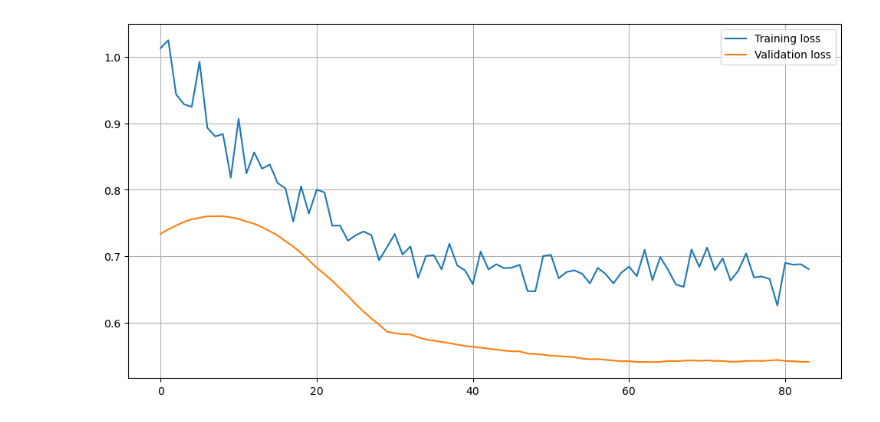
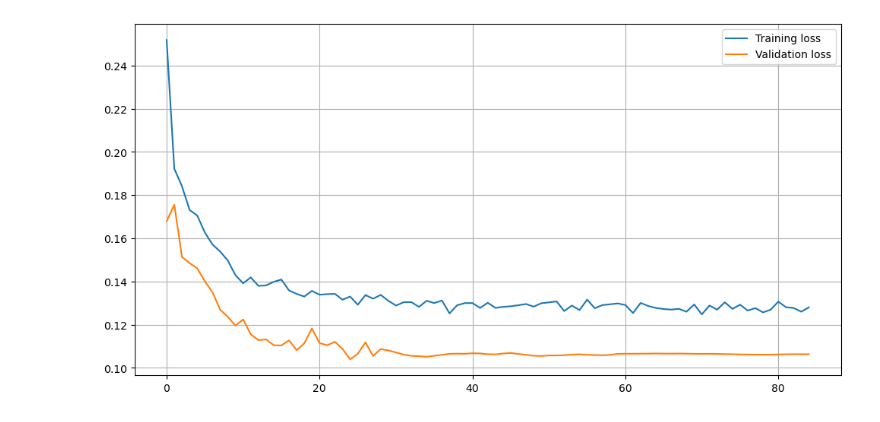
Before and after one commit to sanjeev-one/FACET-II, a Jupyter notebook: v2data_NN.ipynb, the cells around one changed output. Cells and saved outputs as stored; diff of their text form; code cells hidden in the pictures.

```diff
--- a/v2data_NN.ipynb
+++ b/v2data_NN.ipynb
@@ -29,4 +30,13 @@ data = data[data['emit_mean'] < 6e-6]
 
 print(len(data))
 data.head()
-print(data['emit_mean'])
+print(data['sol_var'])
+
+# Displaying the smallest values of 'sol_var' in the filtered data
+smallest_values = data['sol_var'].nsmallest(10)
+smallest_values
+# Dropping the specific value with index 799
+data.drop(799, inplace=True, errors='ignore')
+
+# Checking if the value has been dropped
+data.loc[799] if 799 in data.index else "Value with index 799 has been dropped."
@@ -100,11 +126,11 @@ from math import sqrt
 
 # Define the features and targets
 features = ['sol_var','gun_phase','bunch_charge','laser_pulse_length','QUAD:IN10:361:BCTRL','QUAD:IN10:371:BCTRL','QUAD:IN10:425:BCTRL','QUAD:IN10:441:BCTRL','QUAD:IN10:511:BCTRL','QUAD:IN10:525:BCTRL']
-targets = ['emit_mean','bunch_length']
+targets = ['emit_mean','bunch_length','norm_emit_x','norm_emit_y','sigx','sigy']
 
 # Create separate scalers for features and targets
-scaler_features = StandardScaler()
-scaler_targets = StandardScaler()
+scaler_features = MinMaxScaler()
+scaler_targets = MinMaxScaler()
 
 # Fit the scalers and transform the data
 data[features] = scaler_features.fit_transform(data[features])
@@ -115,8 +141,13 @@ data[targets] = scaler_targets.fit_transform(data[targets])
 train_data, test_data = train_test_split(data, test_size=0.2, random_state=42)
 train_data, val_data = train_test_split(train_data, test_size=0.25, random_state=42)
 
+
+
+
+
+
 # Create PyTorch Datasets and DataLoaders
-batch_size = 300
+batch_size = 32
 train_dataset = TensorDataset(torch.tensor(train_data[features].values).float(), torch.tensor(train_data[targets].values).float())
 val_dataset = TensorDataset(torch.tensor(val_data[features].values).float(), torch.tensor(val_data[targets].values).float())
 test_dataset = TensorDataset(torch.tensor(test_data[features].values).float(), torch.tensor(test_data[targets].values).float())
@@ -124,44 +155,23 @@ test_dataset = TensorDataset(torch.tensor(test_data[features].values).float(), t
 train_dataloader = DataLoader(train_dataset, batch_size=batch_size, shuffle=True)
 val_dataloader = DataLoader(val_dataset, batch_size=batch_size, shuffle=False)
 test_dataloader = DataLoader(test_dataset, batch_size=batch_size, shuffle=False)
-"""
-# Define the network architecture
-class Net(nn.Module):
-    def __init__(self, input_size, hidden_size, output_size):
-        super(Net, self).__init__()
-        self.fc1 = nn.Linear(input_size, hidden_size)
-        self.dropout1 = nn.Dropout(0.4)
-        self.fc2 = nn.Linear(hidden_size, hidden_size)
-        self.dropout2 = nn.Dropout(0.4)
-        self.fc3 = nn.Linear(hidden_size, hidden_size)  # additional hidden layer
-        self.dropout3 = nn.Dropout(0.4)  # additional dropout layer
-        self.fc4 = nn.Linear(hidden_size, output_size)
 
-    def forward(self, x):
-        x = torch.relu(self.fc1(x))
-        x = self.dropout1(x)
-        x = torch.relu(self.fc2(x))
-        x = self.dropout2(x)
-        x = torch.relu(self.fc3(x))  # pass through additional hidden layer
-        x = self.dropout3(x)  # pass through additional dropout layer
-        x = self.fc4(x)
-        return x """
 
 # Initialize the network and define the loss function and the optimizer
-net = Net(input_size=len(features), hidden_size=50, output_size=len(targets))
+net = Net(input_size=len(features), hidden_size=100, output_size=len(targets))
 criterion = nn.L1Loss()  # Changed this line to use MAE
 optimizer = optim.Adam(net.parameters(), lr=0.001)
 # Add a scheduler
 scheduler = torch.optim.lr_scheduler.StepLR(optimizer, step_size=30, gamma=0.1)
 # Training loop with early stopping
 num_epochs = 1000
-patience = 20
+patience = 60
 early_stopping_counter = 0
 best_loss = float('inf')
 
 train_loss = []
 val_loss = []
-
+learning_rates_extracted = []
 for epoch in range(num_epochs):
     net.train()
     running_loss = 0.0
@@ -180,6 +190,9 @@ for epoch in range(num_epochs):
         # print statistics
         running_loss += loss.item()
 
+    #extract data to plot learning rate
+    for param_group in optimizer.param_groups:
+        learning_rates_extracted.append(param_group['lr'])
 
     # Call the learning rate scheduler at the end of the epoch a
     scheduler.step()
@@ -263 +276 @@ MSE Loss: 0.592381, RMSE Loss: 0.769663, MAE Loss: 0.592381
-[figure, old version]
+[figure, new version]
```
Also changed, not shown: parts of 13 cells of this notebook, 1 other file.
